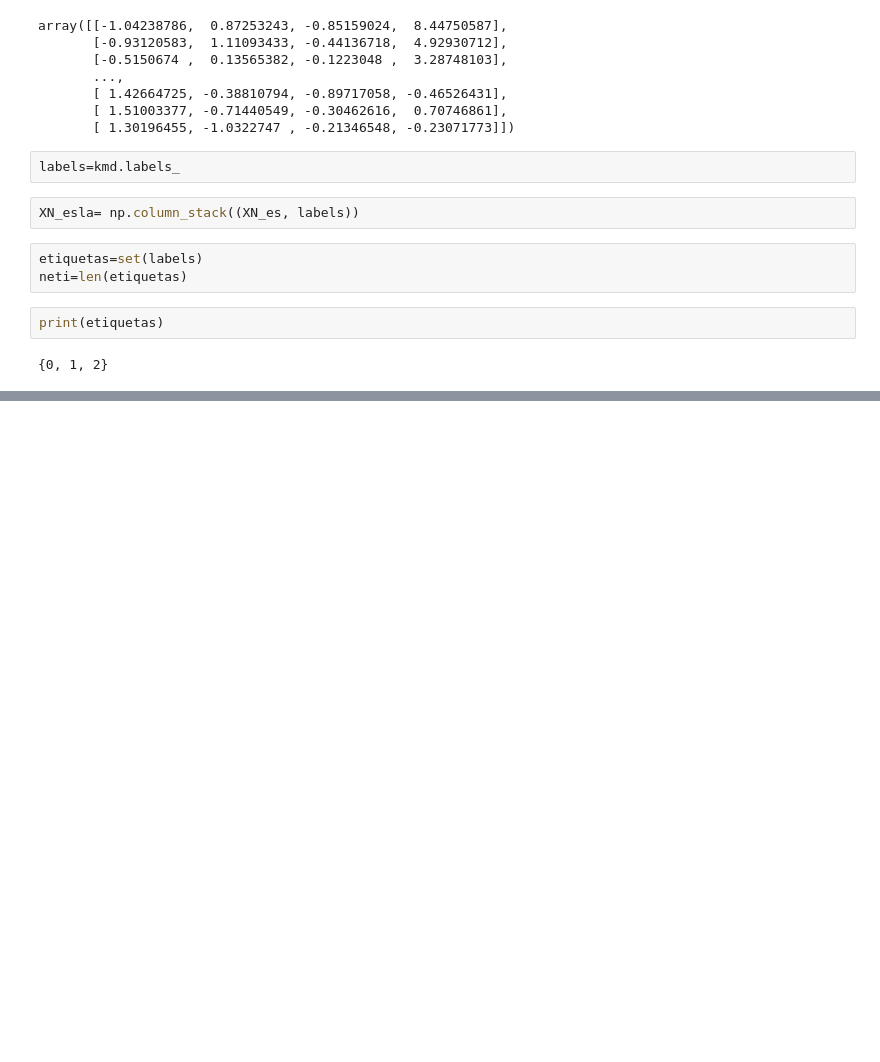
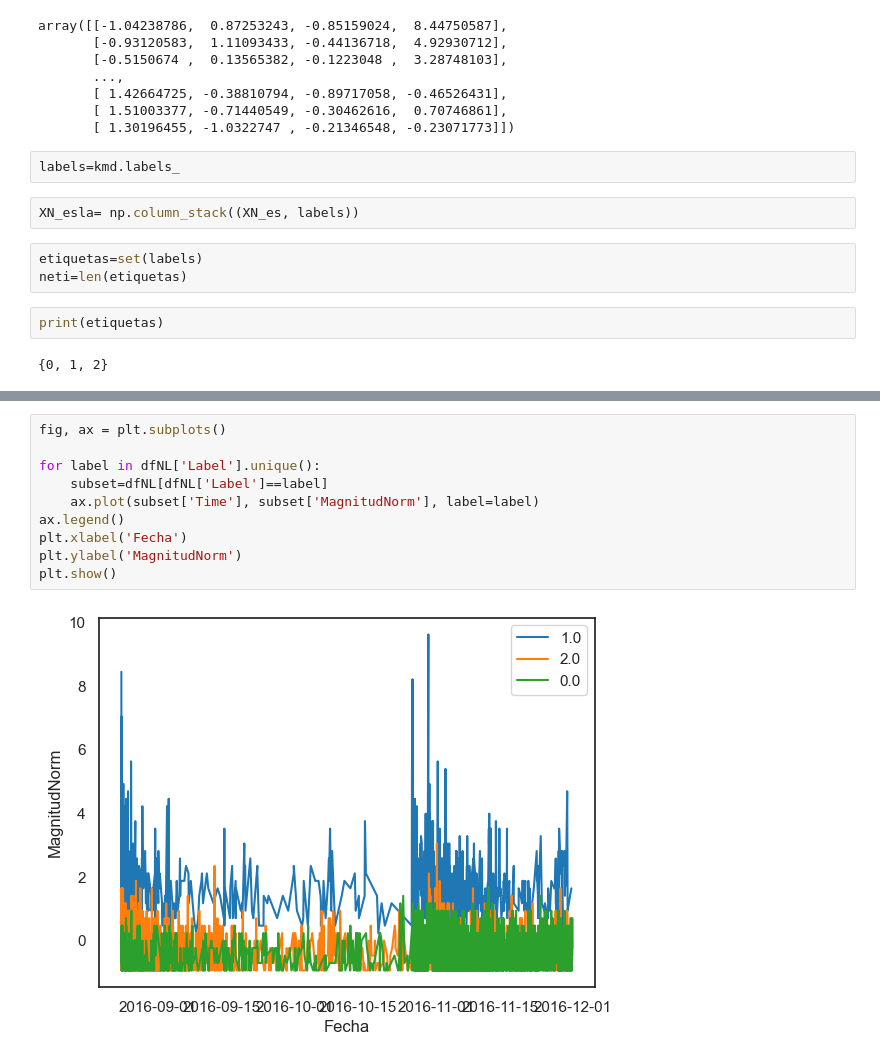
Before and after one commit to MrBloom911/SismicOperations, a Jupyter notebook: ProyectoComp2.ipynb, the cells around one changed output, grey strips where cells are left out. Cells and saved outputs as stored; diff of their text form; blank space fills up the shorter version.

```diff
--- a/ProyectoComp2.ipynb
+++ b/ProyectoComp2.ipynb
@@ -247,0 +252,12 @@ plt.rcParams['figure.figsize'] = plt.rcParamsDefault['figure.figsize']
+# %%
+fig, ax = plt.subplots()
+
+for label in dfNL['Label'].unique():
+    subset=dfNL[dfNL['Label']==label]
+    ax.plot(subset['Time'], subset['MagnitudNorm'], label=label)
+ax.legend()
+plt.xlabel('Fecha')
+plt.ylabel('MagnitudNorm')
+plt.show()
+# %% [output]
+[figure, added]
```
Also changed, not shown: parts of 9 cells of this notebook, 1 other file.
